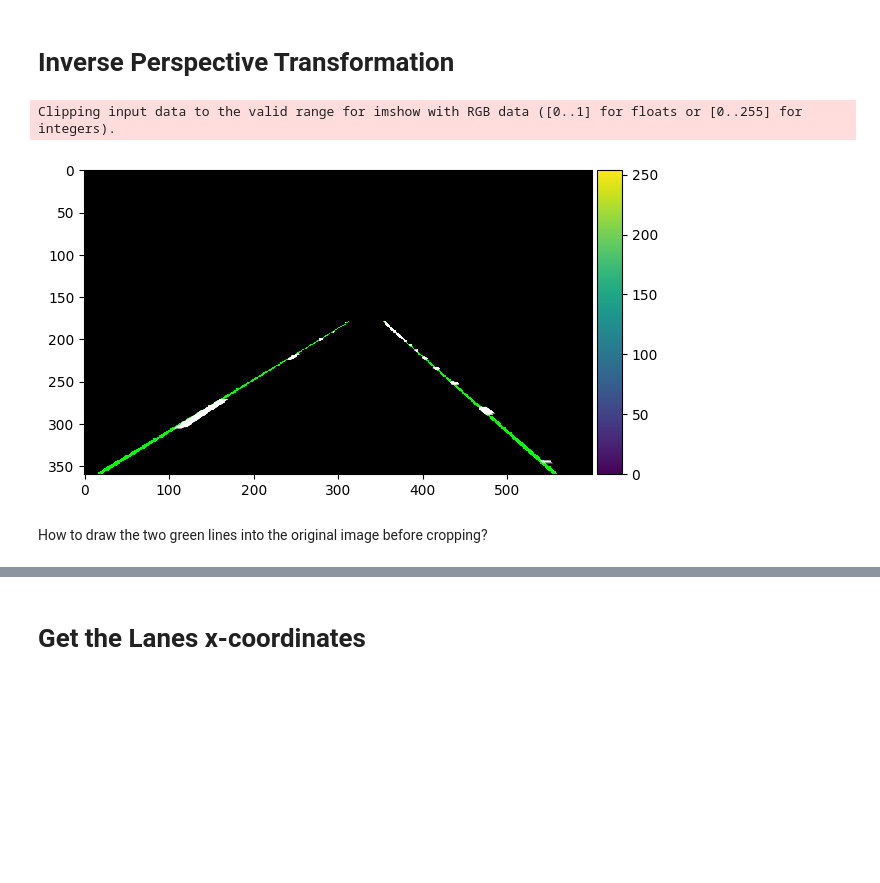
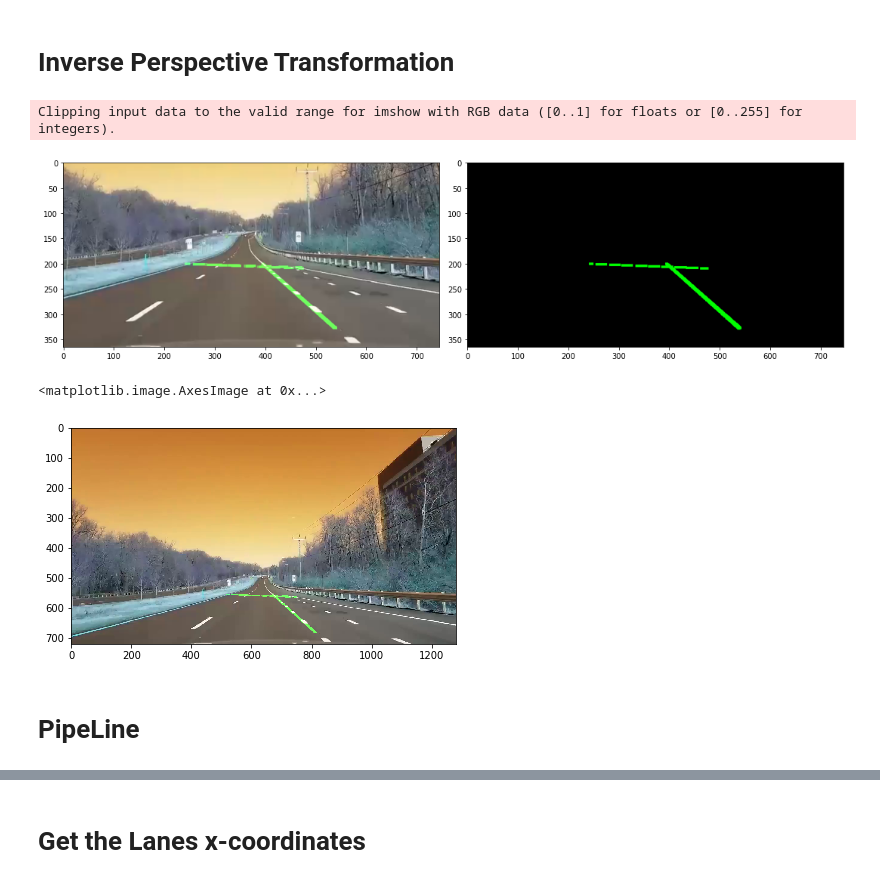
Before and after one commit to Ali-Hossam/Video-Lane-Detection, a Jupyter notebook: Lane Detection.ipynb, the cells around one changed output, grey strips where cells are left out. Saved outputs shown, nothing was run; the diff lists cells and outputs as text; code cells hidden in the pictures; blank space fills up the shorter version.

```diff
--- a/Lane Detection.ipynb
+++ b/Lane Detection.ipynb
@@ -120,2 +132,2 @@ def perspective_transformation(img):
 # %%
-transformed_img, PT_matrix = perspective_transformation(smoothed_img)
+transformed_img, PT_matrix, pts_source = perspective_transformation(smoothed_img)
@@ -215,10 +231,9 @@ interactive(children=(IntSlider(value=5, description='Element Size', max=50, min
 # %% [markdown]
 # Hough Transform
 # %%
-from Functions.hough_transform_module import Hough
-hough_ = Hough(4, 200)
+hough_ = Hough(5, 200)
 # %%
 r1, theta1, r2, theta2 = hough_.get_polar_coorindates(opened_img)
-lanes_mask = hough_.plot_lanes_with_mask(opened_img, r1, theta1, r2, theta2)
+lanes_mask = hough_.get_mask(opened_img, r1, theta1, r2, theta2)
 print(r1,r2)
 # %% [output]
@@ -235,12 +248,21 @@ def inv_perspective_transform(inv_frame, t_matrix, W, H):
     return frame
 # %%
 H, W, _ = lanes_mask.shape
-lanes = inv_perspective_transform(lanes_mask, PT_matrix, W, H)
+inv_lanes_mask = inv_perspective_transform(lanes_mask, PT_matrix, W, H)
 # %%
-io.imshow(lanes)
-plt.show()
+inv_lanes_mask[:, :, 1] = dilation(inv_lanes_mask[:, :, 1], square(5))
+
+cropped_img[:, :, 1] = np.maximum(cropped_img[:, :, 1], inv_lanes_mask[:, :, 1])
+plot_images(cropped_img, inv_lanes_mask, "", "")
 # %% [output]
 Clipping input data to the valid range for imshow with RGB data ([0..1] for floats or [0..255] for integers).
-[figure, old version]
+[figure, new version]
-# %% [markdown]
-How to draw the two green lines into the original image before cropping?
+# %%
+# original image
+frame[y1:y2, x1:x2] = cropped_img
+io.imshow(frame)
+# %% [output]
+<matplotlib.image.AxesImage at 0x...>
+[figure, added]
+# %% [markdown]
+# PipeLine
```
Also changed, not shown: parts of 22 cells of this notebook.
